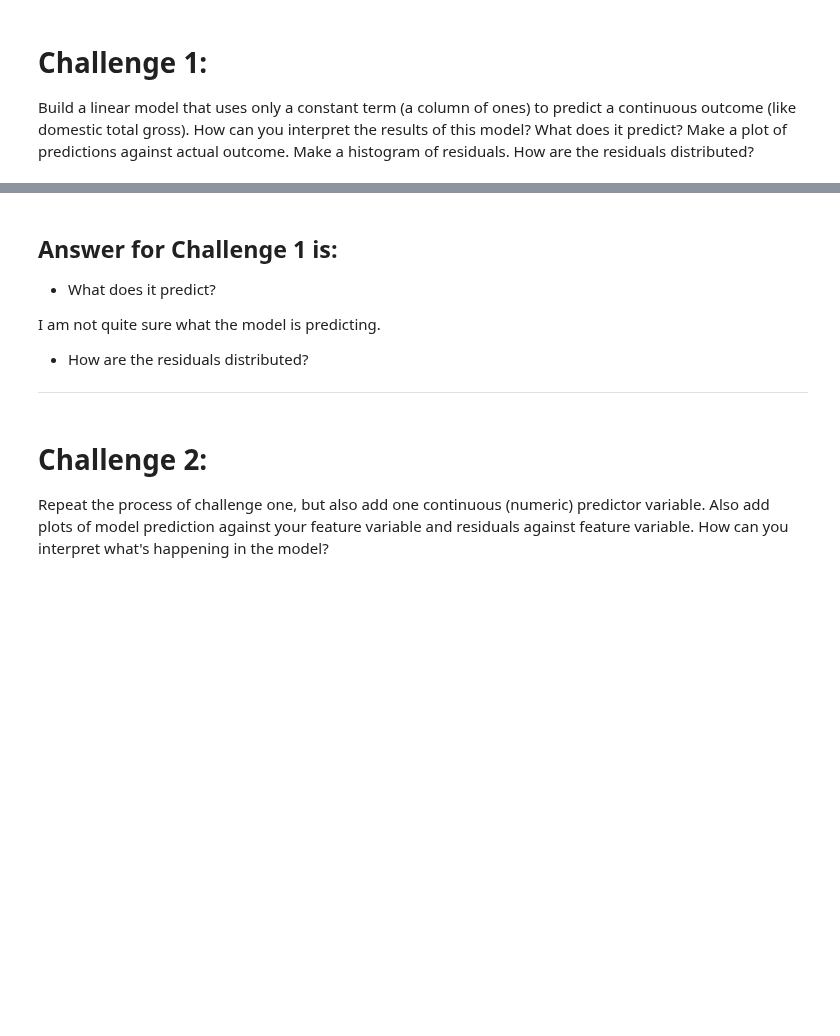
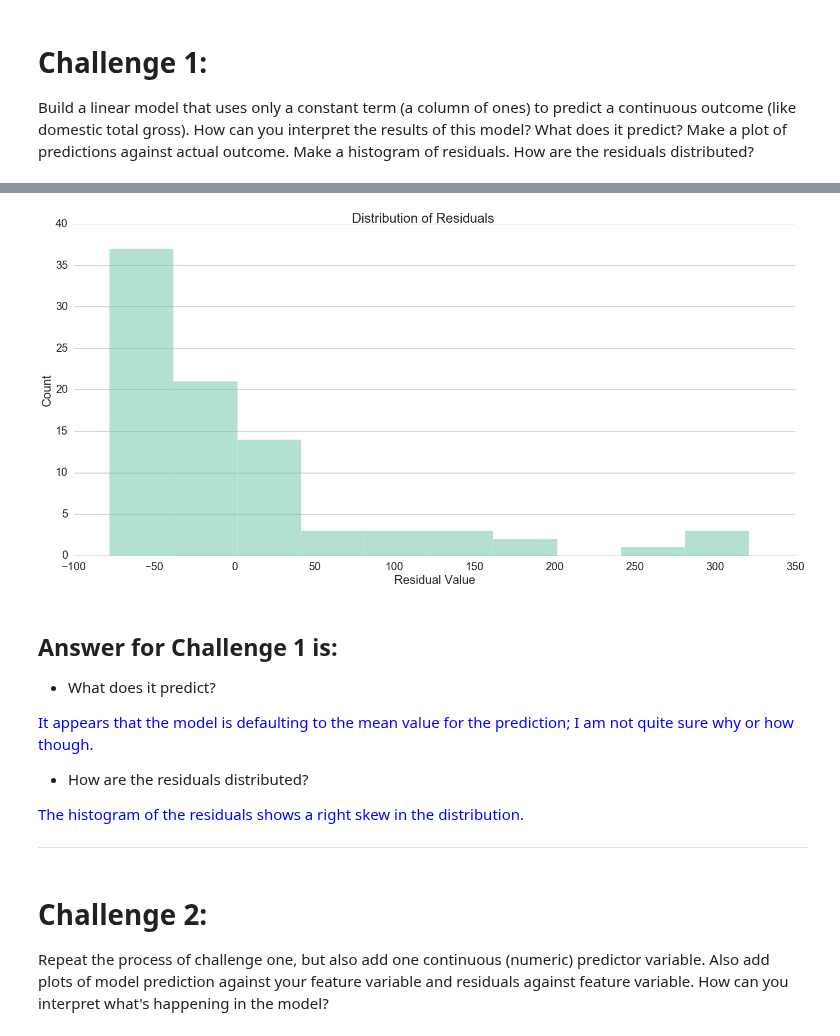
Before and after one commit to robinsones/dsp, a Jupyter notebook: challenges/submissions/03-linear_splitting/bryant/03-linear_splitting.ipynb, the cells around one changed output, grey strips where cells are left out. Cells and saved outputs as stored; diff of their text form; code cells hidden in the pictures; blank space fills up the shorter version.

```diff
--- a/challenges/submissions/03-linear_splitting/bryant/03-linear_splitting.ipynb
+++ b/challenges/submissions/03-linear_splitting/bryant/03-linear_splitting.ipynb
@@ -101,10 +112,43 @@ _ = plt.show()
+# %%
+# make figure
+fig = plt.figure(figsize=(20,10))
+ax = fig.add_subplot(111)
+
+# color
+colors = sns.color_palette('Set2',12)
+
+# plots
+res = y - lrm.predict(X)
+ax.hist(res, edgecolor='w', alpha = 0.5, color=colors[0])
+
+# labels/titles
+plt.suptitle('Distribution of Residuals')
+plt.ylabel('Count')
+plt.xlabel('Residual Value')
+
+# remove border
+ax.spines["top"].set_visible(False)
+ax.spines["right"].set_visible(False)
+ax.spines["bottom"].set_visible(False)
+ax.spines["left"].set_visible(False)
+
+# show grid
+ax.yaxis.grid(True)
+
+# plot that biddy
+plt.tight_layout()
+_ = plt.show()
+# %% [output]
+[figure, added]
 # %% [markdown]
 ## Answer for Challenge 1 is:
 * What does it predict?
 
-I am not quite sure what the model is predicting.
+<font color='blue'>It appears that the model is defaulting to the mean value for the prediction; I am not quite sure why or how though.</font>
+
 * How are the residuals distributed?
 
+<font color='blue'>The histogram of the residuals shows a right skew in the distribution.</font>
 
 ___
 # %% [markdown]
```
Also changed, not shown: parts of 18 cells of this notebook.
